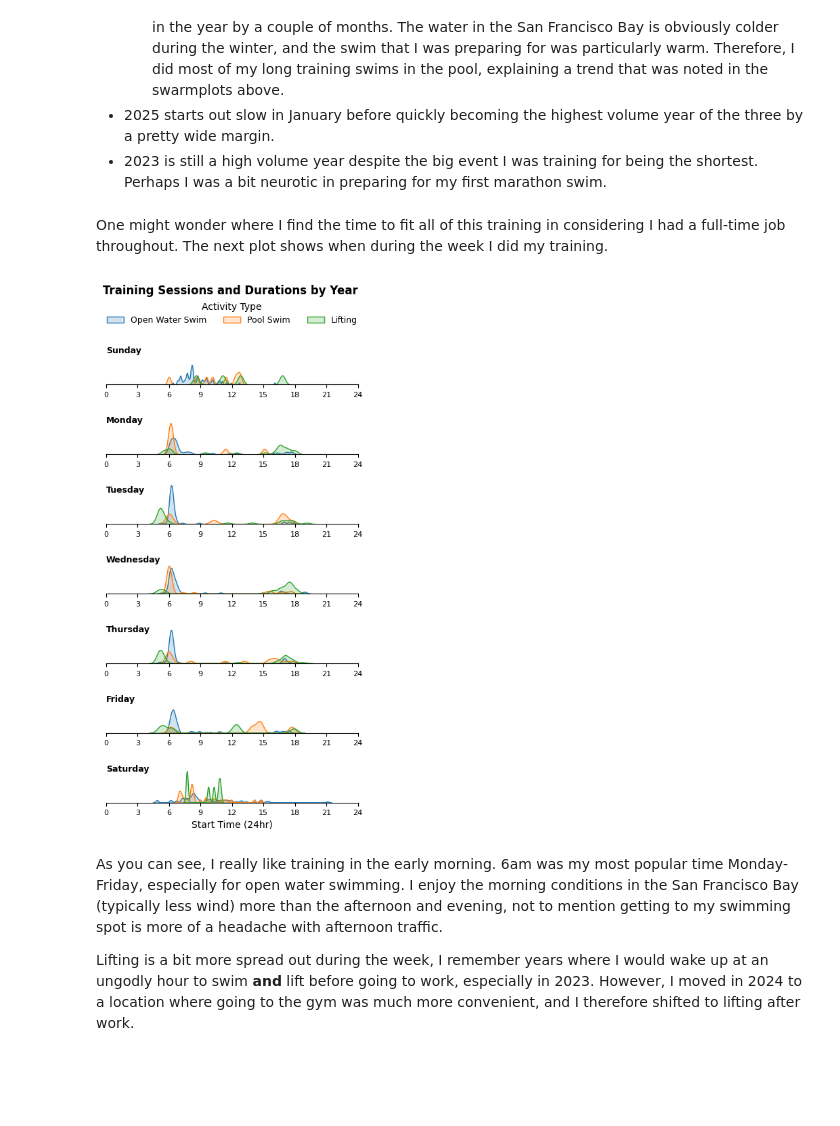
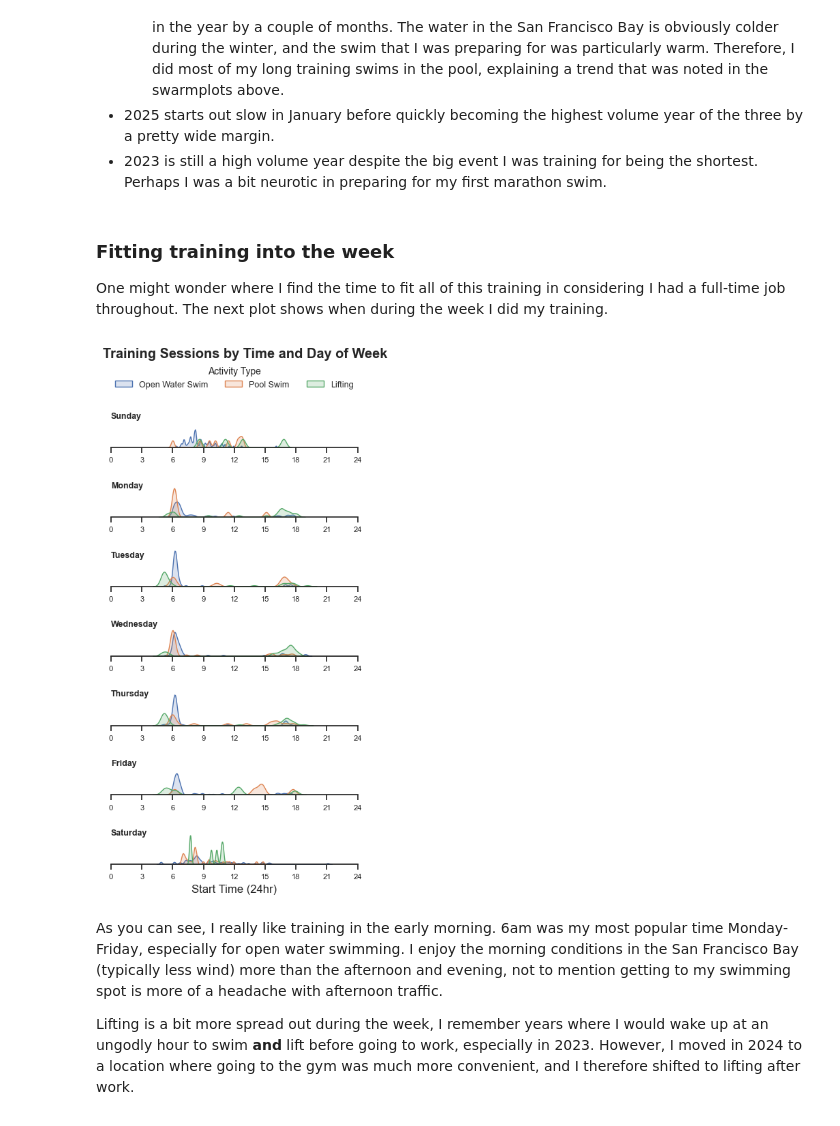
Before and after one commit to andrew-cotter/marathon_swim_training, a Jupyter notebook: exploratory_analysis.ipynb, the cells around one changed output. Saved outputs shown, nothing was run; the diff lists cells and outputs as text; code cells hidden in the pictures; blank space fills up the shorter version.

```diff
--- a/exploratory_analysis.ipynb
+++ b/exploratory_analysis.ipynb
@@ -29,13 +31,14 @@ import matplotlib.pyplot as plt
 import warnings
 warnings.filterwarnings('ignore')
 # %%
-def query_db(query, conn):
+def query_db(query, conn, return_df=True):
     """Helper function to run queries"""
     with conn.cursor() as cur:
         cur.execute(query)
     result = cur.fetchall()
-    df = pd.DataFrame(result, columns=[i[0] for i in cur.description])
-    return df
+    if return_df:
+        df = pd.DataFrame(result, columns=[i[0] for i in cur.description])
+        return df
 # %%
 # Load secrets
 secrets = toml.load(".streamlit/secrets.toml")["connections"]["mysql"]
@@ -182,18 +184,0 @@ First, let's return to the swamplot for this filtered data to get a general sens
-# %%
-fix, ax = plt.subplots(figsize=(8,4))
-
-plot = sns.swarmplot(
-    data=df,
-    y="duration_hr",
-    x = "year",
-    hue="type",
-    size=3  # Treat year as categorical by converting to string
-)
-sns.despine()
-
-plt.ylabel("Activity Duration (Hours)")
-plt.xlabel("Year")
-plt.legend(title="Activity")
-plt.title("Training Sessions and Durations by Year", loc="left", fontweight="bold", )
-
-plt.show()
@@ -224,9 +199,13 @@ plot=g.map(
 
 g=g.set_ylabels("Activity Duration (Hours)").set_xlabels("Year")
 
+i=0
 #Subplot titles
 g.set_titles("")
 for ax, day in zip(g.axes.flat, g.row_names):
+    i+=1
+    if i==3:
+        ax.set_ylim(0,1.45)
     ax.text(
         x=-0.45,
         y=ax.get_ylim()[1],  # near top
@@ -236,6 +215,7 @@ for ax, day in zip(g.axes.flat, g.row_names):
         fontsize=9,
         fontweight="bold"
     )
+#Minor tweak to get the lifting plot y axis to start at zero
 
 #Main title
 g.fig.suptitle(
@@ -244,5 +224,7 @@ g.fig.suptitle(
     x=0.11,
     y=1,
     ha="left"
-    )
+)
+
+plt.show()
 # %% [output]
@@ -299,6 +282,7 @@ A few observations on this plot:
  - 2025 starts out slow in January before quickly becoming the highest volume year of the three by a pretty wide margin.
  - 2023 is still a high volume year despite the big event I was training for being the shortest. Perhaps I was a bit neurotic in preparing for my first marathon swim.
 # %% [markdown]
+### Fitting training into the week
 One might wonder where I find the time to fit all of this training in considering I had a full-time job throughout. The next plot shows when during the week I did my training.
 # %%
 day_order = [
@@ -342,43 +326,43 @@ for ax, day in zip(g.axes.flat, g.row_names):
 
 #Main plot title
 g.fig.suptitle(
-    "Training Sessions and Durations by Year",
+    "Training Sessions by Time and Day of Week",
     fontweight="bold",
     x=0.11,
     y=1.07,
     ha="left"
     )
 
 #Formatting
 g.set(
     yticks=[],
     ylabel=""
     )
 g.despine(left=True)
 
 for ax in g.axes.flat:
     ax.tick_params(labelbottom=True, labelsize=8)
     ax.set_xticks([0,3,6,9,12,15,18,21,24])
     ax.set_xticklabels([0,3,6,9,12,15,18,21,24])
 plt.xlabel("Start Time (24hr)")
 
 #Legend
 handles, labels = g.axes[0,0].get_legend_handles_labels()
 plt.legend(
     handles=handles,
     labels=labels,
     title="Activity Type",
     loc="upper center",
-    bbox_to_anchor=(0.5, 12.5),  # centered above
-    ncol=len(labels),             # horizontal layout
+    bbox_to_anchor=(0.5, 13.5),  # centered above
+    ncol=len(labels),
     frameon=False,
     fontsize=9,
     title_fontsize=10
 )
 
 plt.show()
 # %% [output]
-[figure, old version]
+[figure, new version]
 # %% [markdown]
 As you can see, I really like training in the early morning. 6am was my most popular time Monday-Friday, especially for open water swimming. I enjoy the morning conditions in the San Francisco Bay (typically less wind) more than the afternoon and evening, not to mention getting to my swimming spot is more of a headache with afternoon traffic.
 
```
Also changed, not shown: parts of 33 cells of this notebook, 1 other file.
